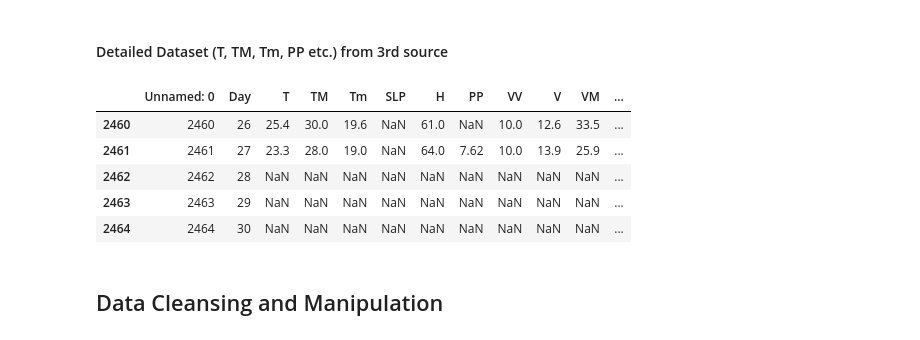
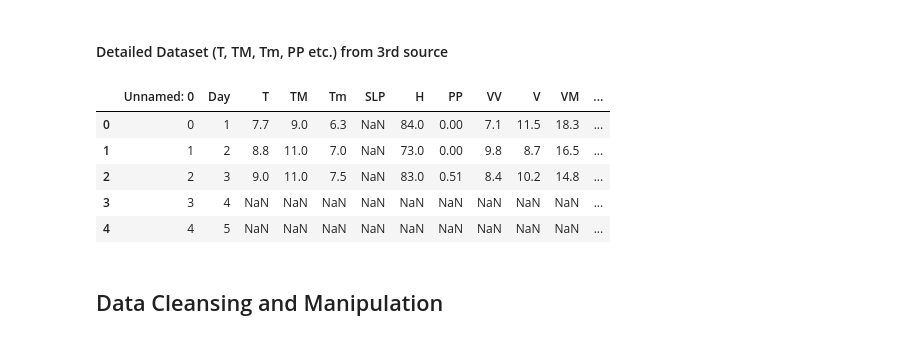
Before and after one commit to erolerdogan/AirQuality_in_Istanbul, a Jupyter notebook: AQI_in_Istanbul.ipynb, the cells around one changed output. Cells and saved outputs as stored; diff of their text form; code cells hidden in the pictures.

```diff
--- a/AQI_in_Istanbul.ipynb
+++ b/AQI_in_Istanbul.ipynb
@@ -96,14 +96,14 @@ aqi_first.head(11)
 # %%
 detailed_data = pd.read_csv("combined_data.csv")
 
-detailed_data.tail()
+detailed_data.head()
 # %% [output]
 |  | Unnamed: 0 | Day | T | TM | Tm | SLP | H | PP | VV | V | VM | ... |
-| 2460 | 2460 | 26 | 25.4 | 30.0 | 19.6 | NaN | 61.0 | NaN | 10.0 | 12.6 | 33.5 | ... |
-| 2461 | 2461 | 27 | 23.3 | 28.0 | 19.0 | NaN | 64.0 | 7.62 | 10.0 | 13.9 | 25.9 | ... |
-| 2462 | 2462 | 28 | NaN | NaN | NaN | NaN | NaN | NaN | NaN | NaN | NaN | ... |
-| 2463 | 2463 | 29 | NaN | NaN | NaN | NaN | NaN | NaN | NaN | NaN | NaN | ... |
-| 2464 | 2464 | 30 | NaN | NaN | NaN | NaN | NaN | NaN | NaN | NaN | NaN | ... |
+| 0 | 0 | 1 | 7.7 | 9.0 | 6.3 | NaN | 84.0 | 0.00 | 7.1 | 11.5 | 18.3 | ... |
+| 1 | 1 | 2 | 8.8 | 11.0 | 7.0 | NaN | 73.0 | 0.00 | 9.8 | 8.7 | 16.5 | ... |
+| 2 | 2 | 3 | 9.0 | 11.0 | 7.5 | NaN | 83.0 | 0.51 | 8.4 | 10.2 | 14.8 | ... |
+| 3 | 3 | 4 | NaN | NaN | NaN | NaN | NaN | NaN | NaN | NaN | NaN | ... |
+| 4 | 4 | 5 | NaN | NaN | NaN | NaN | NaN | NaN | NaN | NaN | NaN | ... |
 # %% [markdown]
 ## Data Cleansing and Manipulation
 # %% [markdown]
```
